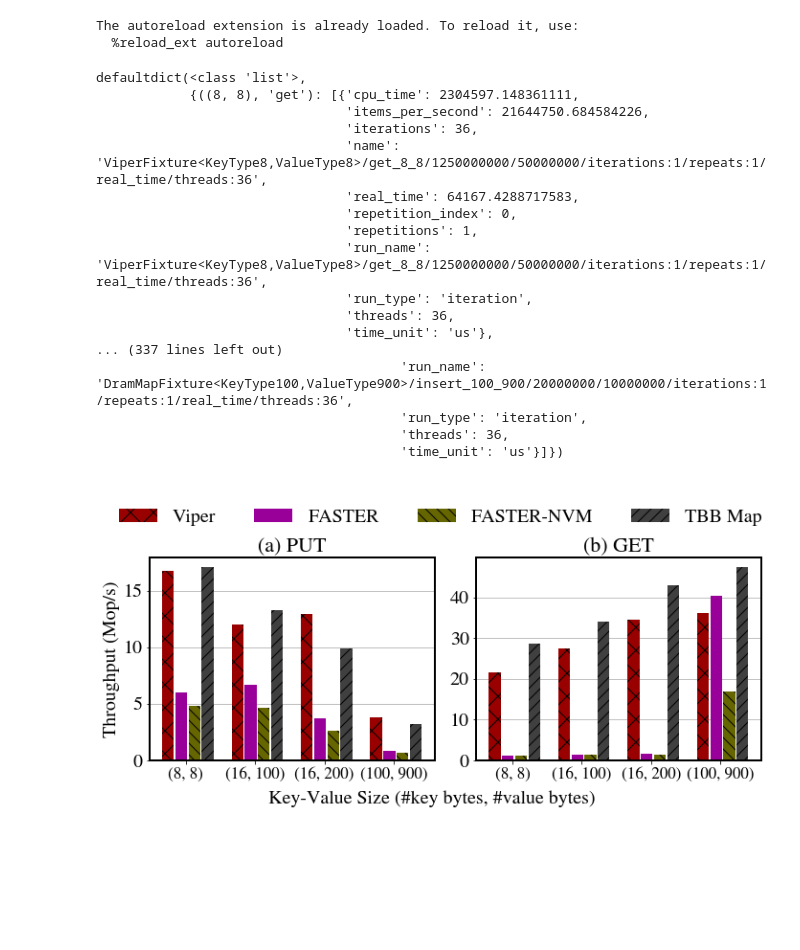
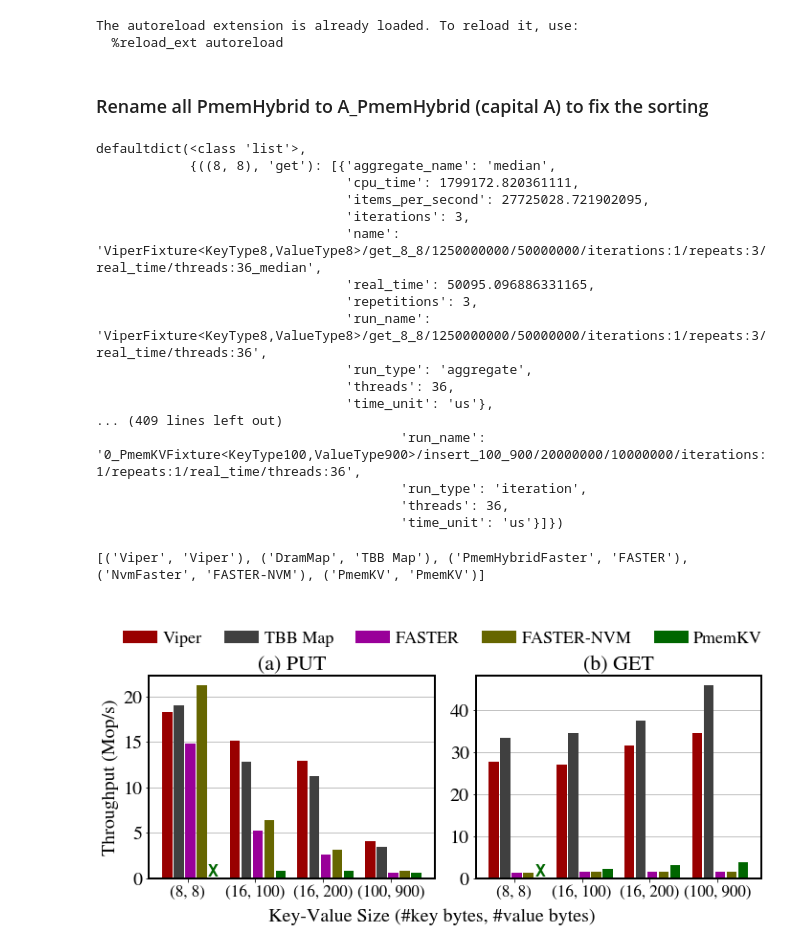
Before and after one commit to hpides/viper, a Jupyter notebook: eval/kv_size.ipynb, the cells around one changed output. Drawn from its saved outputs; the diff is of its cells as text; code cells hidden in the pictures; blank space fills up the shorter version.

```diff
--- a/eval/kv_size.ipynb
+++ b/eval/kv_size.ipynb
@@ -7,8 +7,10 @@ The autoreload extension is already loaded. To reload it, use:
   %reload_ext autoreload
 # %%
 RESULT_JSON = "/Users/law/repos/viper/results/kv_size/all_kv_size.json"
+# %% [markdown]
+### Rename all PmemHybrid to A_PmemHybrid (capital A) to fix the sorting
 # %%
-FIXTURES = [VIPER, DRAM_MAP, HYBRID_FASTER, NVM_FASTER]
+FIXTURES = [VIPER, DRAM_MAP, HYBRID_FASTER, NVM_FASTER, PMEMKV]
 BM_TYPES = ['insert', 'get']
 
 BMS = get_all_runs(RESULT_JSON)
@@ -35,19 +37,19 @@ for bm in BMS:
 pprint(RUNS)
 # %% [output]
 defaultdict(<class 'list'>,
-            {((8, 8), 'get'): [{'cpu_time': 2304597.148361111,
-                                'items_per_second': 21644750.684584226,
-                                'iterations': 36,
-                                'name': 'ViperFixture<KeyType8,ValueType8>/get_8_8/1250000000/50000000/iterations:1/repeats:1/real_time/threads:36',
-                                'real_time': 64167.4288717583,
-                                'repetition_index': 0,
-                                'repetitions': 1,
-                                'run_name': 'ViperFixture<KeyType8,ValueType8>/get_8_8/1250000000/50000000/iterations:1/repeats:1/real_time/threads:36',
-                                'run_type': 'iteration',
+            {((8, 8), 'get'): [{'aggregate_name': 'median',
+                                'cpu_time': 1799172.820361111,
+                                'items_per_second': 27725028.721902095,
+                                'iterations': 3,
+                                'name': 'ViperFixture<KeyType8,ValueType8>/get_8_8/1250000000/50000000/iterations:1/repeats:3/real_time/threads:36_median',
+                                'real_time': 50095.096886331165,
+                                'repetitions': 3,
+                                'run_name': 'ViperFixture<KeyType8,ValueType8>/get_8_8/1250000000/50000000/iterations:1/repeats:3/real_time/threads:36',
+                                'run_type': 'aggregate',
                                 'threads': 36,
                                 'time_unit': 'us'},
-... (337 lines left out)
-                                       'run_name': 'DramMapFixture<KeyType100,ValueType900>/insert_100_900/20000000/10000000/iterations:1/repeats:1/real_time/threads:36',
+... (409 lines left out)
+                                       'run_name': '0_PmemKVFixture<KeyType100,ValueType900>/insert_100_900/20000000/10000000/iterations:1/repeats:1/real_time/threads:36',
                                        'run_type': 'iteration',
                                        'threads': 36,
                                        'time_unit': 'us'}]})
@@ -60,50 +62,56 @@ def get_bm_ax(bm_type):
     raise RuntimeError(f"Unknown bm_type {bm_type}")
 
 KV_SIZES = sorted({kv_size for (kv_size, _) in RUNS.keys()})
-SORTED_FIXTURES = sorted(FIXTURES, key=lambda f: f[0], reverse=True)
+SORTED_FIXTURES = [VIPER, DRAM_MAP, HYBRID_FASTER, NVM_FASTER, PMEMKV]
+print(SORTED_FIXTURES)
 
 # Set position of bar on X axis
-bar_width = 0.17
+bar_width = 0.15
 bar_diff = 0.02
 r1 = np.arange(len(KV_SIZES))
 r2 = [x + bar_width + bar_diff for x in r1]
 r3 = [x + bar_width + bar_diff for x in r2]
 r4 = [x + bar_width + bar_diff for x in r3]
+r5 = [x + bar_width + bar_diff for x in r4]
 
 HATCHES = ['//', '', '\\\\', 'x']
 
 for bm_type, letter in zip(BM_TYPES, ['a', 'b']):
     ax = get_bm_ax(bm_type)
 #     ax.set_xlabel("Key-Value Size\n(#key bytes, #value bytes)", fontsize=20)
     ax.set_title(f"({letter}) {bm_type.upper()}", fontsize=22)
 
     for i, kv_size in enumerate(KV_SIZES):
         r = [run['items_per_second'] / MILLION for run in RUNS[(kv_size, bm_type)]]
-        for f_id, (val, pos) in enumerate(zip(r, [r1, r2, r3, r4])):
+        for f_id, (val, pos) in enumerate(zip(r, [r1, r2, r3, r4, r5])):
             fixture = SORTED_FIXTURES[f_id]
             style = STYLES[fixture[0]]
 #             ax.bar(pos[i], val, bar_width, bottom=0, color='white', edgecolor=style.color, linewidth=2, hatch=style.hatch)
-            ax.bar(pos[i], val, bar_width, bottom=0, color=style.color, hatch=style.hatch)
-        ax.set_xticks([r + (1.5 * bar_width) for r in range(len(KV_SIZES))])
+#             ax.bar(pos[i], val, bar_width, bottom=0, color=style.color, hatch=style.hatch)
+            ax.bar(pos[i], val, bar_width, bottom=0, color=style.color)
+        ax.set_xticks([r + (2 * bar_width) for r in range(len(KV_SIZES))])
         ax.set_xticklabels(KV_SIZES)
 
     ax.set_axisbelow(True)
     ax.grid(axis='y', which='major')
     for tick in ax.xaxis.get_major_ticks():
         tick.label.set_fontsize(17)
     for tick in ax.yaxis.get_major_ticks():
         tick.label.set_fontsize(20)
 
 
 insert_ax.set_ylabel("Throughput (Mop/s)", fontsize=20)
 insert_ax.set_title(f"(a) PUT", fontsize=22)
 
-fig.legend(loc='upper center', labels=[f[1] for f in SORTED_FIXTURES],
-           bbox_to_anchor=(0.5, 1.17), ncol=4, frameon=False, fontsize=20)
-# plt.xlabel("Key-Value Size\n(#key bytes, #value bytes)", fontsize=20)
+fig.legend(loc='upper center', labels=[f[1] for f in SORTED_FIXTURES], bbox_to_anchor=(0.503, 1.15),
+           ncol=5, frameon=False, fontsize=18, columnspacing=1.3, handletextpad=0.3)
 fig.text(0.5, -0.02, 'Key-Value Size (#key bytes, #value bytes)', ha='center', fontsize=20)
+
+fig.text(0.175, 0.145, "X", color=STYLES[PMEMKV[0]].color, fontsize=18, weight='bold', family='monospace')
+fig.text(0.65, 0.145, "X", color=STYLES[PMEMKV[0]].color, fontsize=18, weight='bold', family='monospace')
 
 fig.savefig('charts/kv_size.pdf', bbox_inches='tight')
 fig.savefig('charts/kv_size.svg', bbox_inches='tight')
 # %% [output]
+[('Viper', 'Viper'), ('DramMap', 'TBB Map'), ('PmemHybridFaster', 'FASTER'), ('NvmFaster', 'FASTER-NVM'), ('PmemKV', 'PmemKV')]
-[figure, old version]
+[figure, new version]
```
Also changed, not shown: 34 other files.
